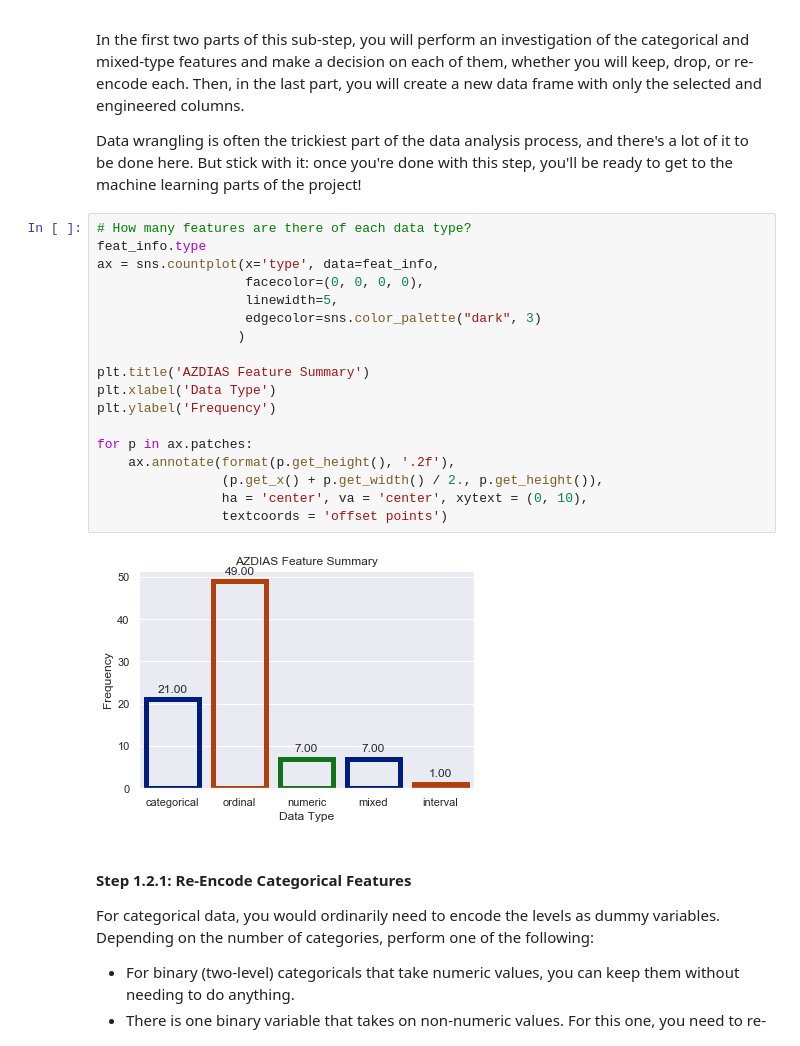
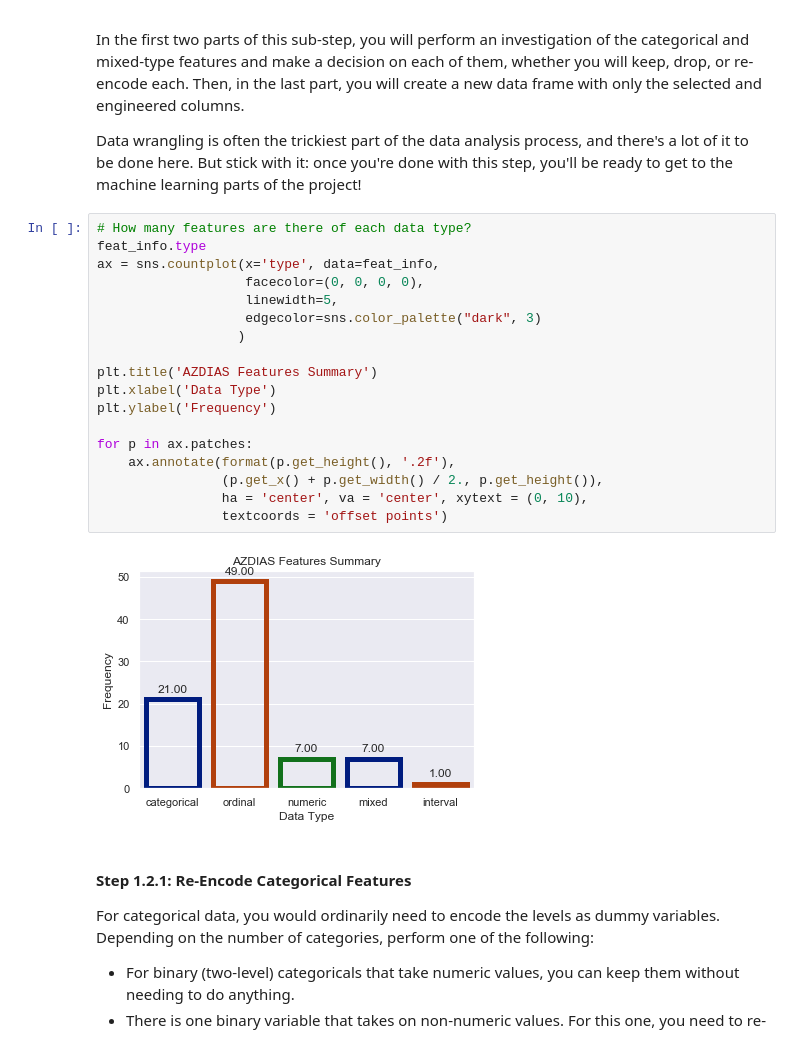
Before and after one commit to brosales8/customer_segmentation, a Jupyter notebook: Identify_Customer_Segments.ipynb, the cells around one changed output. Drawn from its saved outputs; the diff is of its cells as text.

```diff
--- a/Identify_Customer_Segments.ipynb
+++ b/Identify_Customer_Segments.ipynb
@@ -382,23 +382,23 @@ Data wrangling is often the trickiest part of the data analysis process, and the
 # %%
 # How many features are there of each data type?
 feat_info.type
 ax = sns.countplot(x='type', data=feat_info,
                    facecolor=(0, 0, 0, 0),
                    linewidth=5,
                    edgecolor=sns.color_palette("dark", 3)
                   )
 
-plt.title('AZDIAS Feature Summary')
+plt.title('AZDIAS Features Summary')
 plt.xlabel('Data Type')
 plt.ylabel('Frequency')
 
 for p in ax.patches:
     ax.annotate(format(p.get_height(), '.2f'),
                 (p.get_x() + p.get_width() / 2., p.get_height()),
                 ha = 'center', va = 'center', xytext = (0, 10),
                 textcoords = 'offset points')
 # %% [output]
-[figure, old version]
+[figure, new version]
 # %% [markdown]
 #### Step 1.2.1: Re-Encode Categorical Features
 
```
Also changed, not shown: parts of 7 cells of this notebook.
